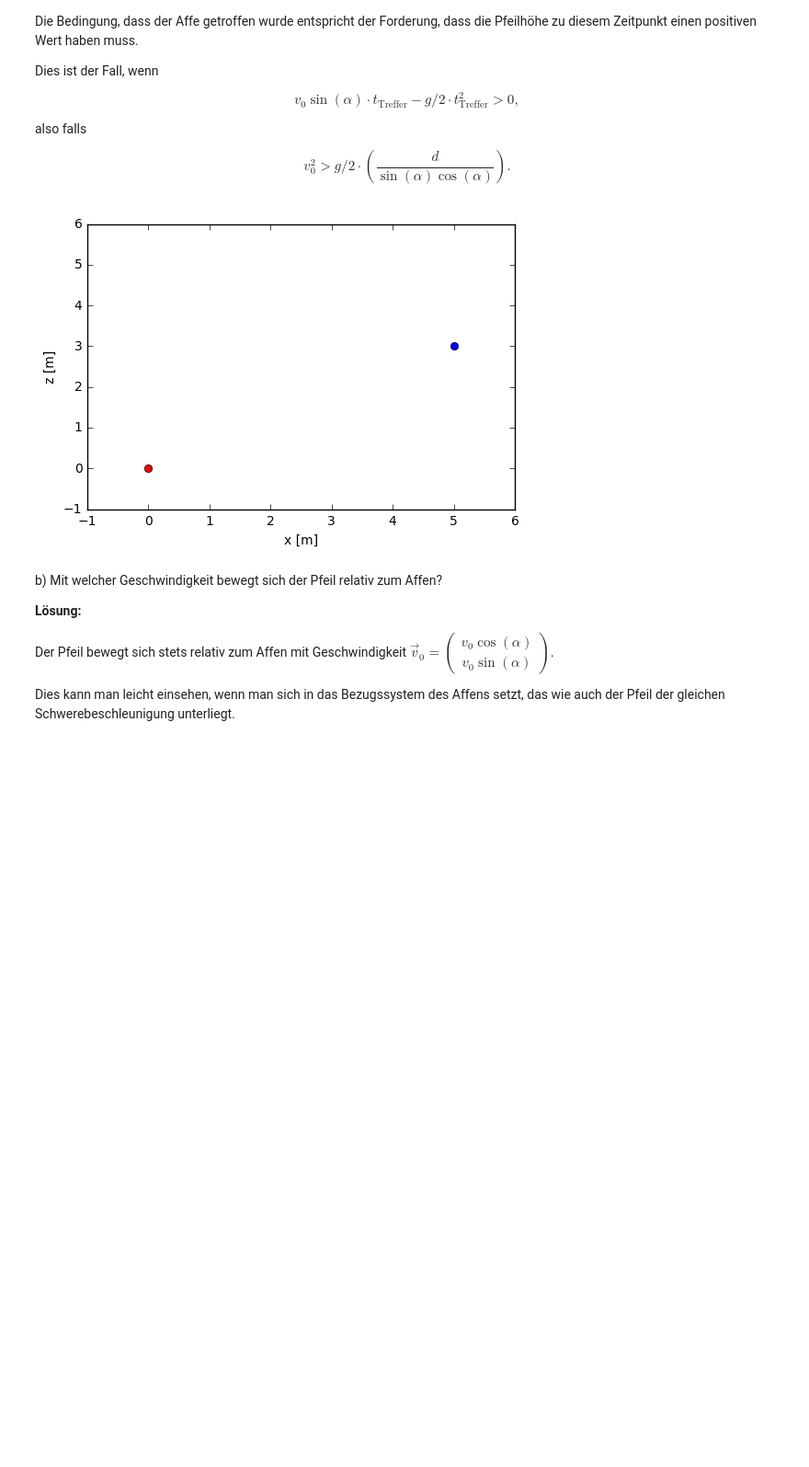
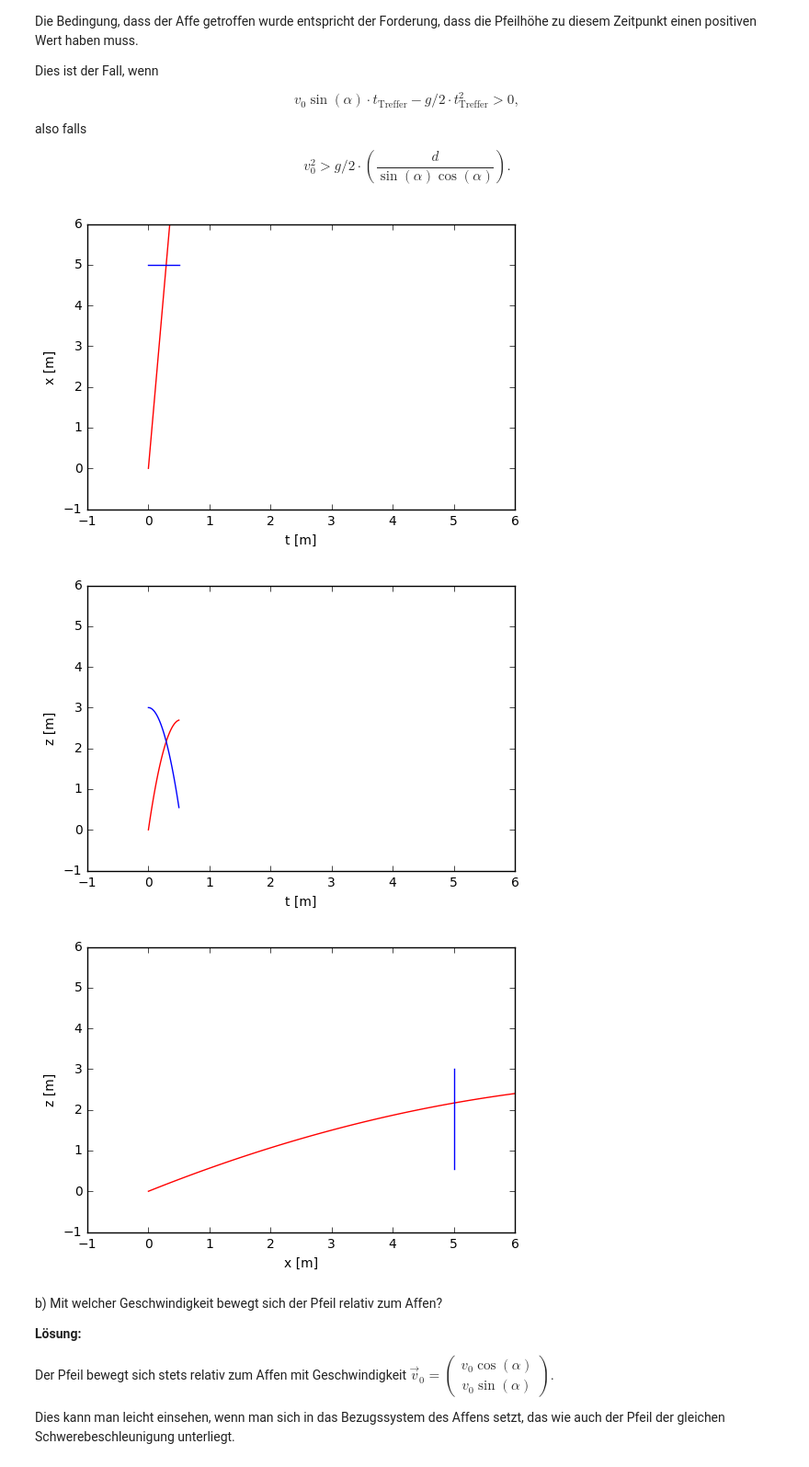
Before and after one commit to philippgadow/tutorium_experimentalphysik1, a Jupyter notebook: blatt1.ipynb, the cells around one changed output. Shown at 92% size. Drawn from its saved outputs; the diff is of its cells as text; code cells hidden in the pictures; blank space fills up the shorter version.

```diff
--- a/blatt1.ipynb
+++ b/blatt1.ipynb
@@ -408,41 +407,79 @@ $$ v_0^2 >  g/2 \cdot \left(\frac{d}{ \sin(\alpha) \cos(\alpha)}\right).$$
 # %%
 # definiere Schwerebeschleunigung
 g = 9.81 # in m/s^2
 # definiere Abstand Affe zu Schütze, wähle beispielsweise 5m
 d = 5 # in m
 # definiere Höhe des Affen relativ zum Gewehr des Schützen, wähle beispielsweise 3m
 h = 3 # in m
 # definiere Anfangsgeschindigkeit des Geschosses
 v0 = 20 # in m/s
 
 # Ortsvektor Affe
 def r_affe(t):
-    x = d
-    z = h -g * t**2
+    x = d +t -t
+    z = h -g * t*t
     return (x,z)
 
 # Ortsvektor Pfeil
 def r_pfeil(t,v0):
     alpha = math.atan(h/d) # Schusswinkel, mit dem der Schütze auf den Affen zielt
     x = v0 * math.cos(alpha) * t
-    z = v0 * math.sin(alpha) * t - g * t**2
+    z = v0 * math.sin(alpha) * t - g * t*t
     return (x,z)
 
-def plot(t=0, v0=20):
+
+# Zeichne die Bewegung des Affens und des Pfeils in x-Koordinate gegen die Zeit
+def plottx(t, v0=20):
     r_pfeil_x, r_pfeil_z = r_pfeil(t, v0)
-    plt.plot(r_pfeil_x, r_pfeil_z, 'ro')
+    plt.plot(t, r_pfeil_x, 'r')
+
     r_affe_x, r_affe_z = r_affe(t)
-    plt.plot(r_affe_x, r_affe_z, 'bo')
+    plt.plot(t, r_affe_x, 'b')
 
-    #plt.text(9, 20, r'Minimaler Abstand: ({:.2f}, {:.2f})'.format(t_min, ds))
+    plt.xlabel(r't [m]')
+    plt.ylabel(r'x [m]')
+    plt.xlim(-1, 6)
+    plt.ylim(-1, 6)
+    plt.show()
+
+# Zeichne die Bewegung des Affens und des Pfeils in z-Koordinate gegen die Zeit
+def plottz(t, v0=20):
+    r_pfeil_x, r_pfeil_z = r_pfeil(t, v0)
+    plt.plot(t, r_pfeil_z, 'r')
+
+    r_affe_x, r_affe_z = r_affe(t)
+    plt.plot(t, r_affe_z, 'b')
+
+    plt.xlabel(r't [m]')
+    plt.ylabel(r'z [m]')
+    plt.xlim(-1, 6)
+    plt.ylim(-1, 6)
+    plt.show()
+
+# Zeichne die Bewegung des Affen und des Pfeils in der x-z Ebene
+def plotxz(t, v0=20):
+    r_pfeil_x, r_pfeil_z = r_pfeil(t, v0)
+    plt.plot(r_pfeil_x, r_pfeil_z, 'r')
+
+    r_affe_x, r_affe_z = r_affe(t)
+    plt.plot(r_affe_x, r_affe_z, 'b')
+
     plt.xlabel(r'x [m]')
     plt.ylabel(r'z [m]')
     plt.xlim(-1, 6)
     plt.ylim(-1, 6)
     plt.show()
-interact(plot, t=(0, 0.6, .01), v0=(5, 25, 1.))
+
+# Definiere Zeit und Startgeschwindigkeit des Pfeils
+t = np.linspace(0,.5,100)
+v = 20
+plottx(t,v)
+plottz(t,v)
+plotxz(t,v)
 # %% [output]
-[figure, old version]
+[figure, new version]
+[figure, added]
+[figure, added]
 # %% [markdown]
 b) Mit welcher Geschwindigkeit bewegt sich der Pfeil relativ zum Affen?
 
```
Also changed, not shown: parts of 2 cells of this notebook, 11 other files.
